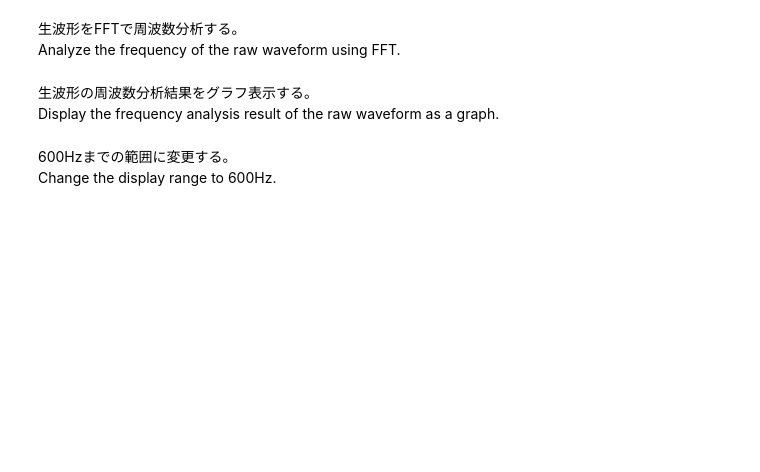
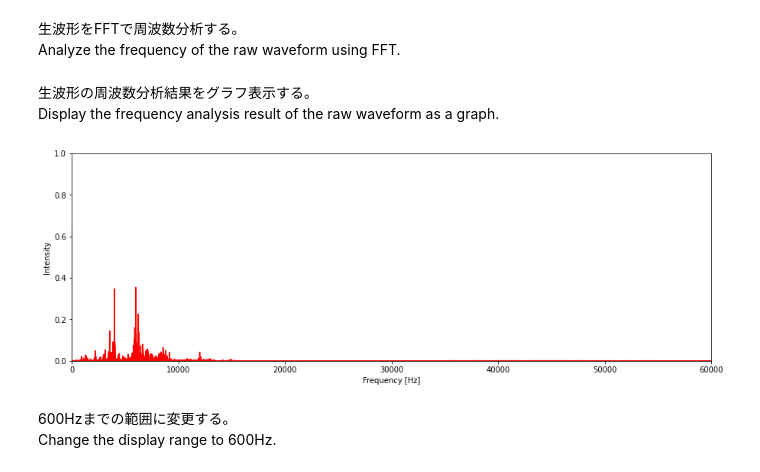
Before and after one commit to ShuheiMimura/Python, a Jupyter notebook: PythonTraining_0002_vibration.ipynb, the cells around one changed output. Cells and saved outputs as stored; diff of their text form; code cells hidden in the pictures; blank space fills up the shorter version.

```diff
--- a/PythonTraining_0002_vibration.ipynb
+++ b/PythonTraining_0002_vibration.ipynb
@@ -153,3 +147,8 @@ Analyze the frequency of the raw waveform using FFT.
+# %%
+RawFFT = fft.fft(df["Acc [G]"].values)
+RawMag = 2 * np.abs(RawFFT[0:int(len(df))]) / len(df)
+RawF = fft.fftfreq(len(df), 1/(120*1000))
+f = RawF[0:int(len(df))]
 # %% [markdown]
 生波形の周波数分析結果をグラフ表示する。<br>
 Display the frequency analysis result of the raw waveform as a graph.
@@ -158,3 +155,13 @@ Display the frequency analysis result of the raw waveform as a graph.
+# %%
+fig = plt.figure(figsize = (15,5))
+plt.plot(f, RawMag, color = "red")
+plt.xlabel("Frequency [Hz]")
+plt.ylabel("Intensity")
+plt.xlim(0, 60000)
+plt.ylim([0,1])
+plt.show()
+# %% [output]
+[figure, added]
 # %% [markdown]
 600Hzまでの範囲に変更する。<br>
 Change the display range to 600Hz.
```
Also changed, not shown: parts of 14 cells of this notebook.
